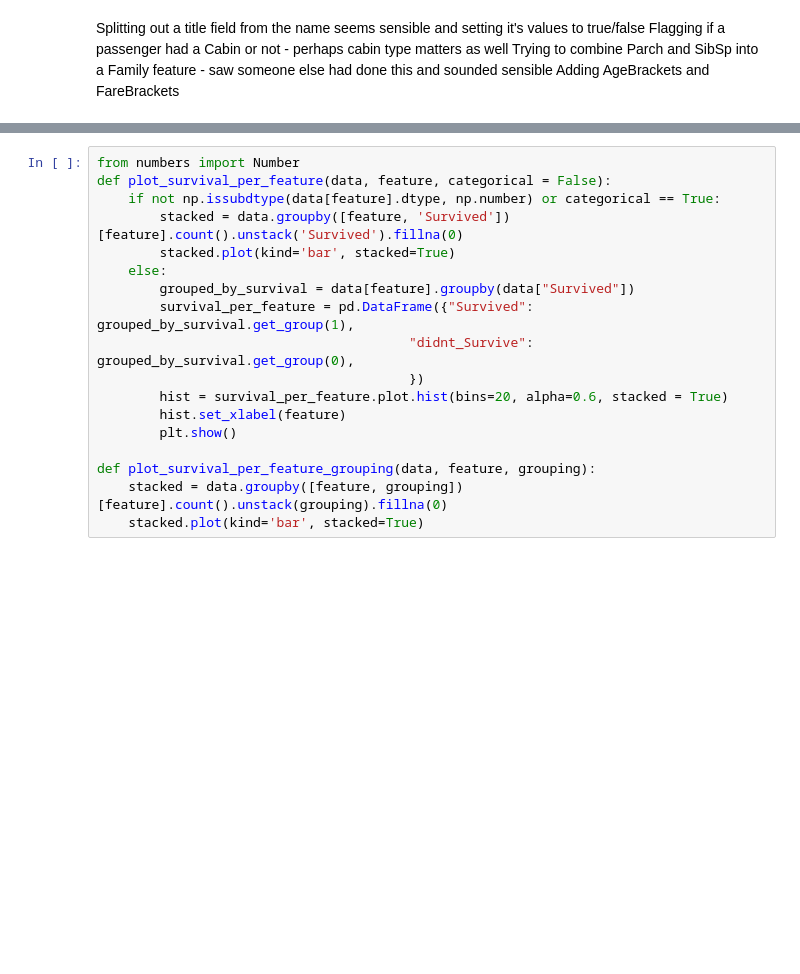
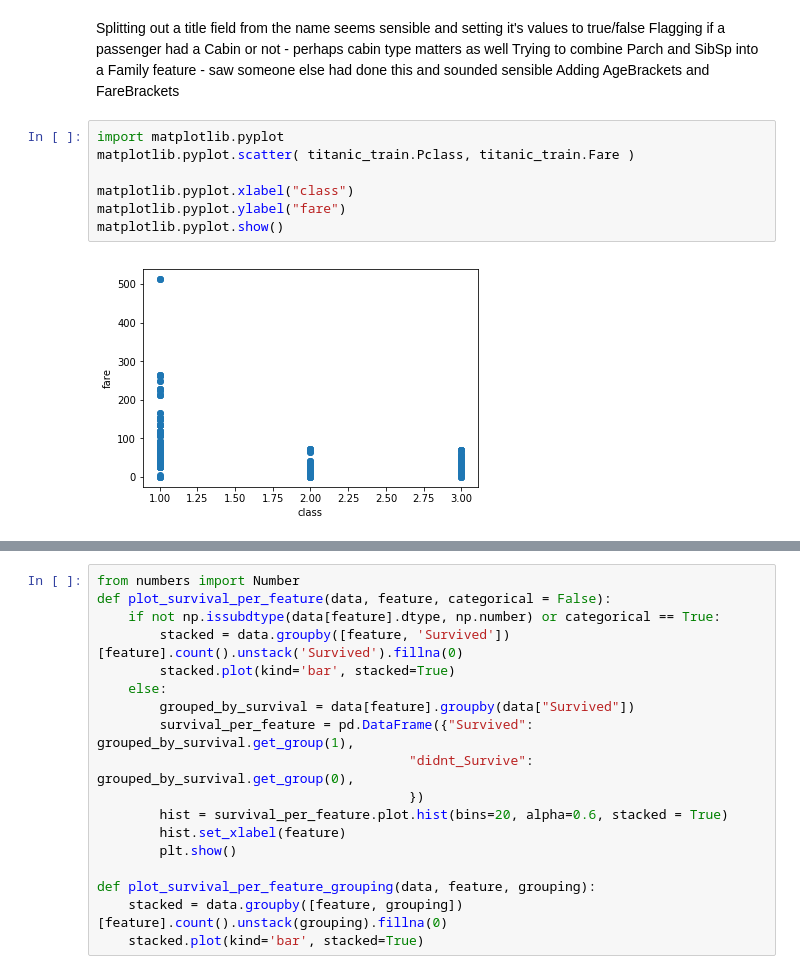
Before and after one commit to NickSandel/Titanic_ML_Intro, a Jupyter notebook: Titanic Presentation-Copy1.ipynb, the cells around one changed output, grey strips where cells are left out. Cells and saved outputs as stored; diff of their text form; blank space fills up the shorter version.

```diff
--- a/Titanic Presentation-Copy1.ipynb
+++ b/Titanic Presentation-Copy1.ipynb
@@ -81,6 +81,15 @@ Splitting out a title field from the name seems sensible and setting it's values
 Flagging if a passenger had a Cabin or not - perhaps cabin type matters as well
 Trying to combine Parch and SibSp into a Family feature - saw someone else had done this and sounded sensible
 Adding AgeBrackets and FareBrackets
+# %%
+import matplotlib.pyplot
+matplotlib.pyplot.scatter( titanic_train.Pclass, titanic_train.Fare )
+
+matplotlib.pyplot.xlabel("class")
+matplotlib.pyplot.ylabel("fare")
+matplotlib.pyplot.show()
+# %% [output]
+[figure, added]
 # %%
 def TitleCategory(data):
     data["Title"] = "Other"
```
Also changed, not shown: parts of 36 cells of this notebook, 2 other files.
